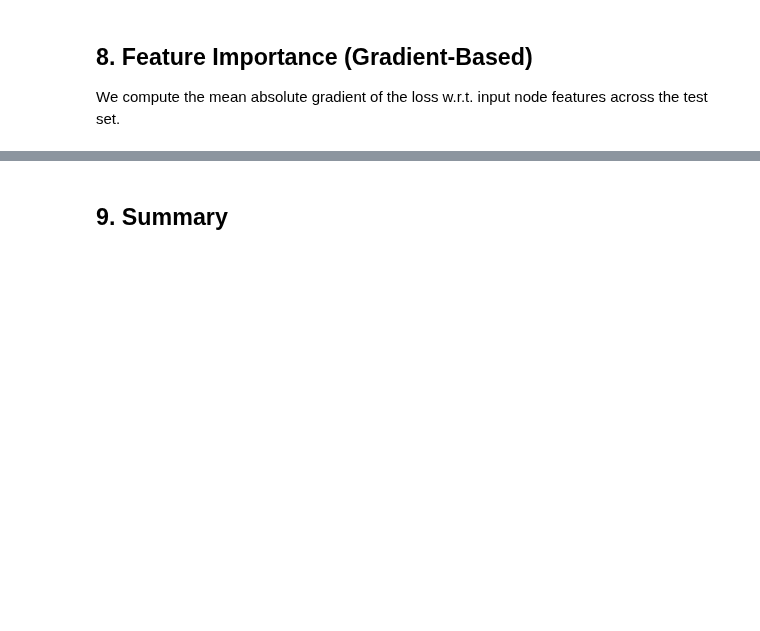
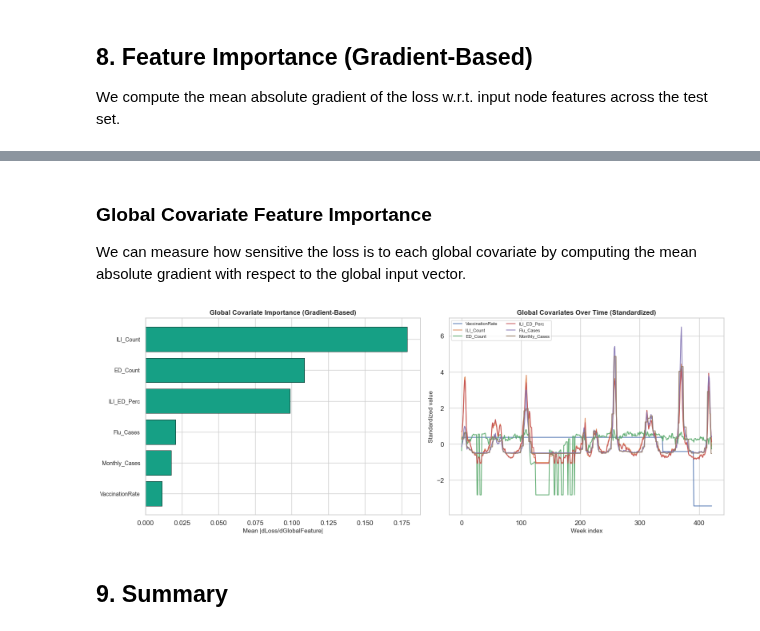
Before and after one commit to CodeMateo15/GNN-Influenza-Boston, a Jupyter notebook: Code/Boston_Influenza_GNN.ipynb, the cells around one changed output, grey strips where cells are left out. Saved outputs shown, nothing was run; the diff lists cells and outputs as text; code cells hidden in the pictures; blank space fills up the shorter version.

```diff
--- a/Code/Boston_Influenza_GNN.ipynb
+++ b/Code/Boston_Influenza_GNN.ipynb
@@ -1633,3 +1700,69 @@ plt.show()
+# %% [markdown]
+### Global Covariate Feature Importance
+
+We can measure how sensitive the loss is to each global covariate by computing the mean absolute gradient with respect to the global input vector.
+# %%
+# -------------------------------------------------------
+# Global covariates as features: gradient importance + trajectories
+# -------------------------------------------------------
+model.eval()
+g_importance = torch.zeros(N_GLOBAL).to(device)
+n_samples_g = 0
+
+for X, g, y in test_samples:
+    X_t = torch.tensor(X, dtype=torch.float32).to(device)
+    g_t = torch.tensor(g, dtype=torch.float32).to(device)
+    g_t.requires_grad_(True)
+    y_t = torch.tensor(y, dtype=torch.float32).to(device)
+
+    model.zero_grad(set_to_none=True)
+    pred = model(X_t, edge_index_dev, g_t)
+    loss = criterion(pred[:N_NEIGH], y_t)
+    loss.backward()
+
+    if g_t.grad is not None:
+        g_importance += g_t.grad.abs()
+        n_samples_g += 1
+
+g_importance = (g_importance / max(n_samples_g, 1)).detach().cpu().numpy()
+global_names = ['VaccinationRate', 'ILI_Count', 'ED_Count', 'ILI_ED_Perc', 'Flu_Cases', 'Monthly_Cases']
+
+# Build full global feature matrix (same order as g vector in build_sample)
+global_matrix = np.column_stack([
+    vacc_np,
+    ili_count_norm,
+    ed_count_norm,
+    ili_ed_perc_norm,
+    flu_cases_norm,
+    mc_norm,
+])
+
+fig, axes = plt.subplots(1, 2, figsize=(16, 6))
+
+# (a) Gradient-based feature importance
+ax = axes[0]
+sorted_idx = np.argsort(g_importance)[::-1]
+ax.barh(range(N_GLOBAL), g_importance[sorted_idx][::-1], color='#16a085', edgecolor='black', linewidth=0.6)
+ax.set_yticks(range(N_GLOBAL))
+ax.set_yticklabels([global_names[i] for i in sorted_idx][::-1], fontsize=10)
+ax.set_xlabel('Mean |dLoss/dGlobalFeature|', fontsize=11)
+ax.set_title('Global Covariate Importance (Gradient-Based)', fontsize=12, fontweight='bold')
+
+# (b) Global covariate trajectories over time (standardized view)
+ax = axes[1]
+for i, name in enumerate(global_names):
+    series = global_matrix[:, i]
+    series_std = (series - series.mean()) / (series.std() + 1e-8)
+    ax.plot(range(len(series_std)), series_std, label=name, linewidth=1.5, alpha=0.9)
+ax.set_xlabel('Week index', fontsize=11)
+ax.set_ylabel('Standardized value', fontsize=11)
+ax.set_title('Global Covariates Over Time (Standardized)', fontsize=12, fontweight='bold')
+ax.legend(fontsize=8, ncol=2)
+
+plt.tight_layout()
+plt.show()
+# %% [output]
+[figure, added]
 # %% [markdown]
 ## 9. Summary
 # %%
```
Also changed, not shown: parts of 16 cells of this notebook, 1 other file.
